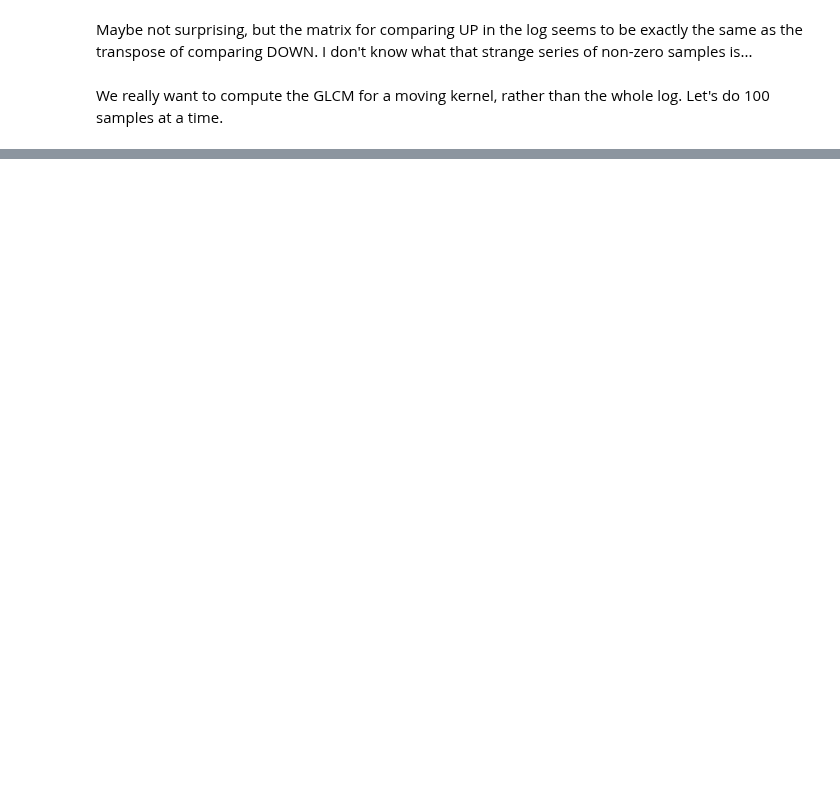
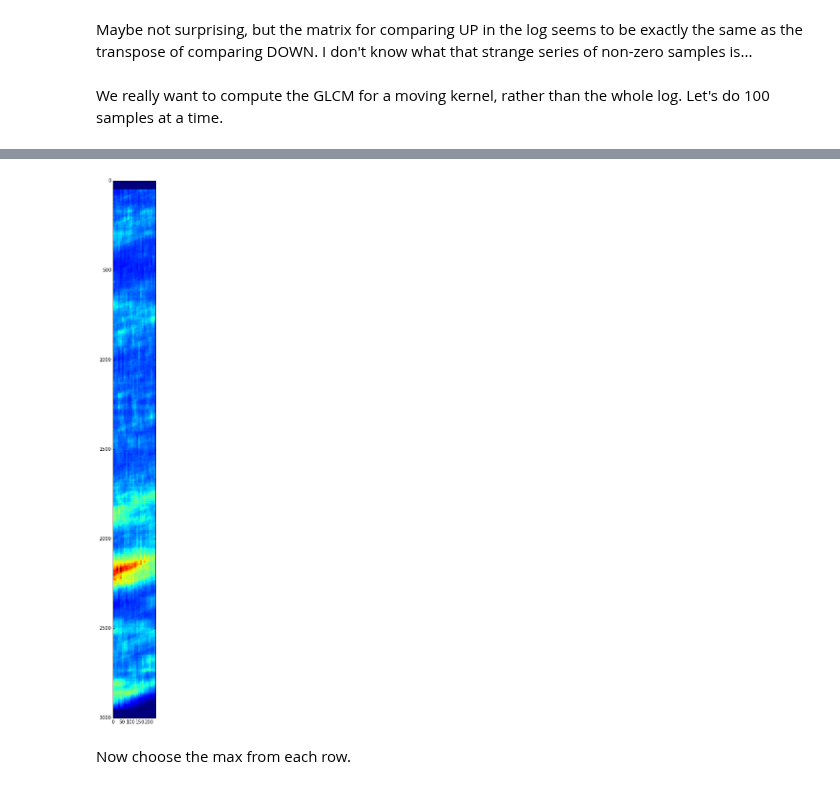
Before and after one commit to kwinkunks/notebooks, a Jupyter notebook: Fun_with_logs.ipynb, the cells around one changed output, grey strips where cells are left out. Saved outputs shown, nothing was run; the diff lists cells and outputs as text; code cells hidden in the pictures; blank space fills up the shorter version.

```diff
--- a/Fun_with_logs.ipynb
+++ b/Fun_with_logs.ipynb
@@ -214,0 +228,30 @@ plt.show()
+# %%
+subdig = dig[2000:5000]
+scales = 24
+
+stat = np.zeros((subdig.size,scales), dtype=float)
+
+for i in np.arange(subdig.size - 100):
+
+    i += 50
+
+    for p in range(scales):
+        glcm = np.zeros((binno,binno))
+
+        for j,v in enumerate(subdig[i-49:i+50]):
+            j += i # 'correct' j to dig index
+            try:
+                glcm[v,subdig[j + 4*p + 1]] += 1
+            except:
+                continue
+
+        stat[i,p] = np.var(glcm)
+# %%
+stretch = np.repeat(stat,10,1)
+plt.figure(figsize=(2,20))
+plt.imshow(stretch)
+plt.show()
+# %% [output]
+[figure, added]
+# %% [markdown]
+Now choose the max from each row.
```
Also changed, not shown: parts of 7 cells of this notebook.
